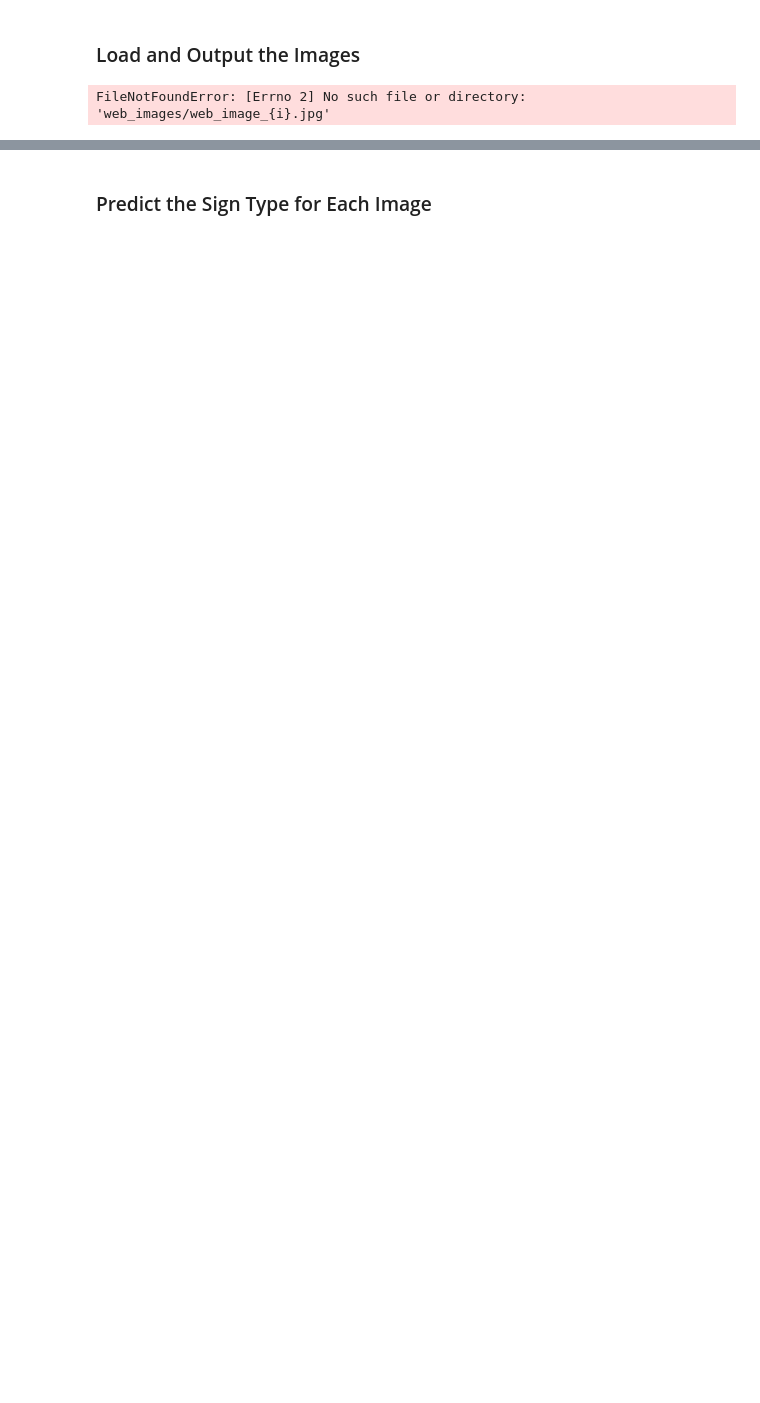
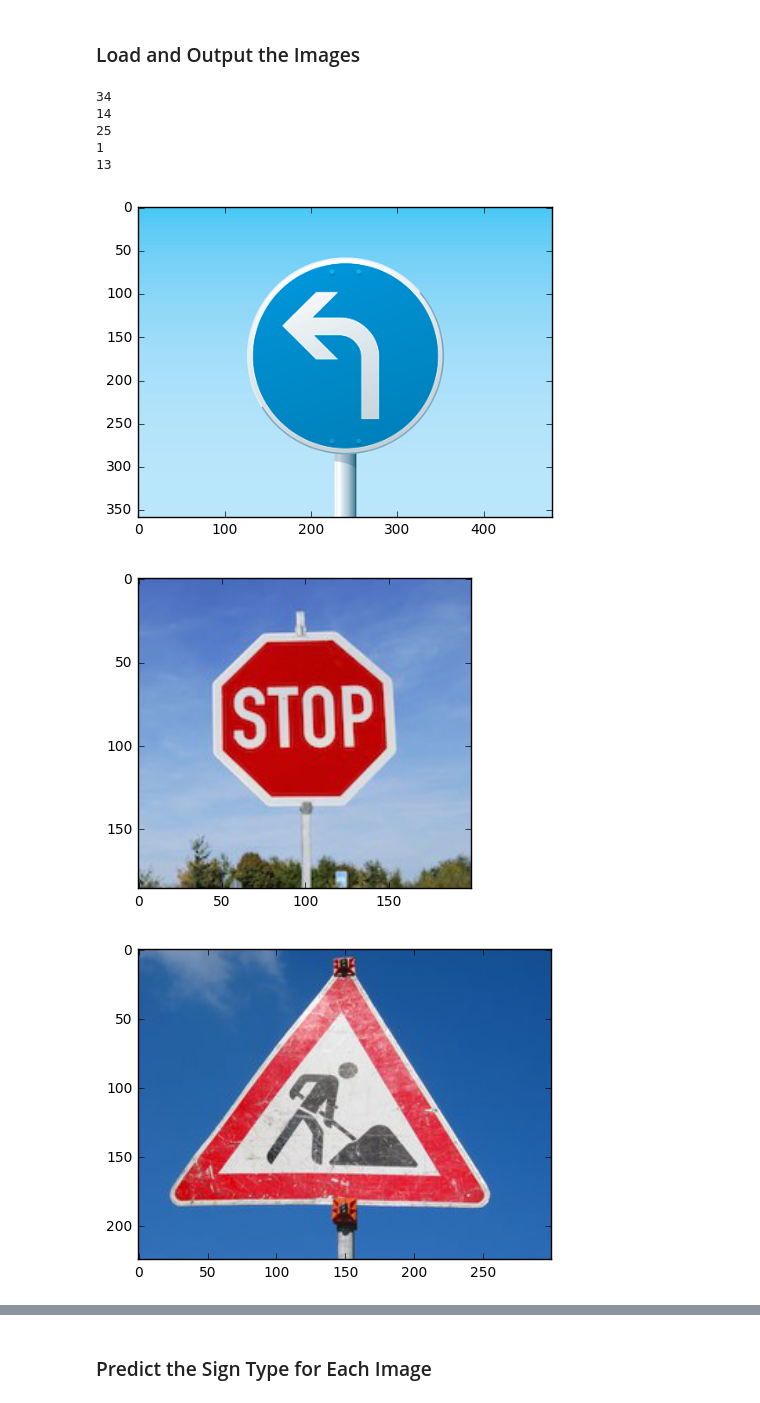
Before and after one commit to andrea-ortalda/CarND-Traffic-Sign-Classifier-Project, a Jupyter notebook: Traffic_Sign_Classifier.ipynb, the cells around one changed output, grey strips where cells are left out. Drawn from its saved outputs; the diff is of its cells as text; code cells hidden in the pictures; blank space fills up the shorter version.

```diff
--- a/Traffic_Sign_Classifier.ipynb
+++ b/Traffic_Sign_Classifier.ipynb
@@ -711,15 +711,32 @@ import matplotlib.image as mpimg
 traffic_sign_data = pd.read_csv('signnames.csv')
 traffic_sign_data.head()
 
-web_images = [mpimg.imread('web_images/web_image_{i}.jpg') for i in range(1,6)]
+web_images = [mpimg.imread('web_images/web_image_1.jpg')]
+web_images.append(mpimg.imread('web_images/web_image_2.jpg'))
+web_images.append(mpimg.imread('web_images/web_image_3.jpg'))
+web_images.append(mpimg.imread('web_images/web_image_4.jpg'))
+web_images.append(mpimg.imread('web_images/web_image_5.jpg'))
+
 web_images_copy = [img.copy() for img in web_images]
 
 labels = [
     '34',
     '14',
     '25',
-    '3',
+    '1',
     '13'
 ]
-# %% [output]
-FileNotFoundError: [Errno 2] No such file or directory: 'web_images/web_image_{i}.jpg'
+# %%
+for i in range(0, 5):
+    plt.figure();
+    plt.imshow(web_images[i]);
+    print(labels[i])
+# %% [output]
+34
+14
+25
+1
+13
+[figure, added]
+[figure, added]
+[figure, added]
```
Also changed, not shown: parts of 24 cells of this notebook, 4 other files.
